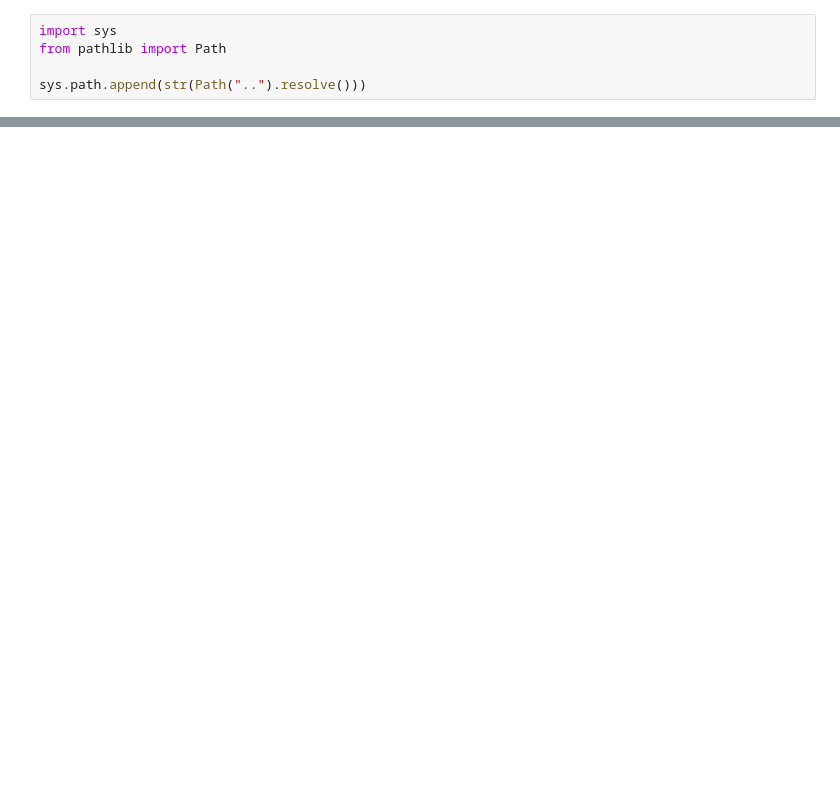
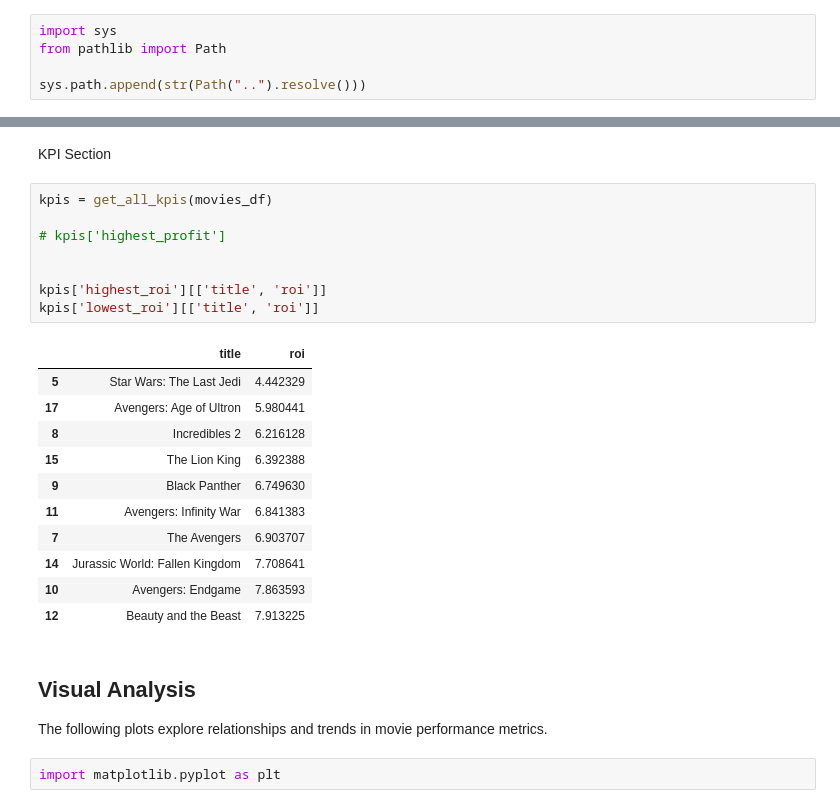
Before and after one commit to GhGuda/tmdb-movie-analysis-amalitech, a Jupyter notebook: notebooks/analysis.ipynb, the cells around one changed output, grey strips where cells are left out. Drawn from its saved outputs; the diff is of its cells as text; blank space fills up the shorter version.

```diff
--- a/notebooks/analysis.ipynb
+++ b/notebooks/analysis.ipynb
@@ -54,0 +48,29 @@ Pipeline completed successfully.
+# %% [markdown]
+KPI Section
+# %%
+kpis = get_all_kpis(movies_df)
+
+# kpis['highest_profit']
+
+
+kpis['highest_roi'][['title', 'roi']]
+kpis['lowest_roi'][['title', 'roi']]
+# %% [output]
+|  | title | roi |
+| 5 | Star Wars: The Last Jedi | 4.442329 |
+| 17 | Avengers: Age of Ultron | 5.980441 |
+| 8 | Incredibles 2 | 6.216128 |
+| 15 | The Lion King | 6.392388 |
+| 9 | Black Panther | 6.749630 |
+| 11 | Avengers: Infinity War | 6.841383 |
+| 7 | The Avengers | 6.903707 |
+| 14 | Jurassic World: Fallen Kingdom | 7.708641 |
+| 10 | Avengers: Endgame | 7.863593 |
+| 12 | Beauty and the Beast | 7.913225 |
+# %% [markdown]
+## Visual Analysis
+
+The following plots explore relationships and trends
+in movie performance metrics.
+# %%
+import matplotlib.pyplot as plt
```
Also changed, not shown: parts of 14 cells of this notebook, 22 other files.
